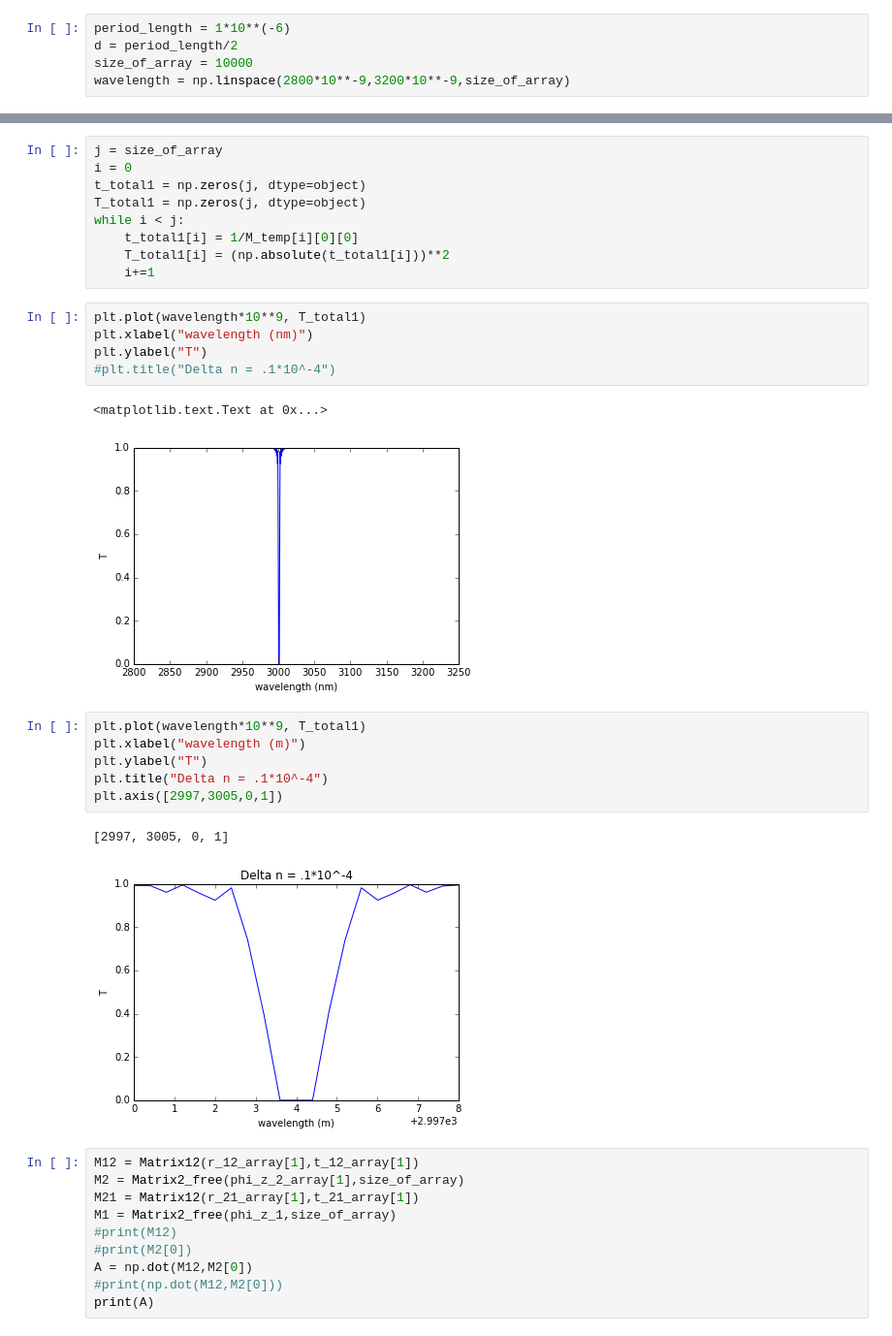
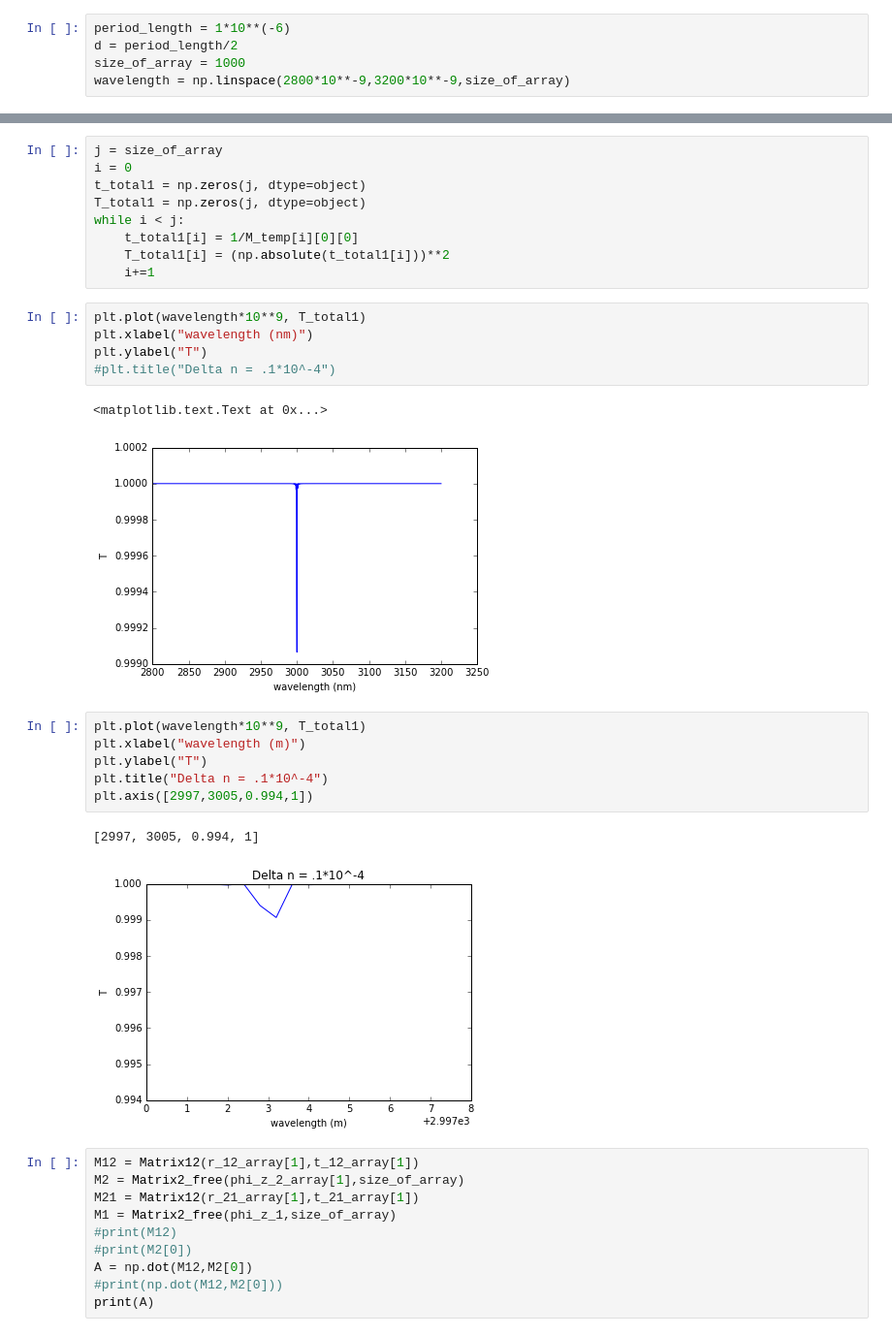
Before and after one commit to Vynas/ECE1232_Grating_Project, a Jupyter notebook: ECE1232_Grating_Project.ipynb, the cells around one changed output, grey strips where cells are left out. Shown at 97% size. Drawn from its saved outputs; the diff is of its cells as text.

```diff
--- a/ECE1232_Grating_Project.ipynb
+++ b/ECE1232_Grating_Project.ipynb
@@ -113,7 +113,7 @@ def phi_z(n,d,theta,lambda_wavelength):
 # %%
 period_length = 1*10**(-6)
 d = period_length/2
-size_of_array = 10000
+size_of_array = 1000
 wavelength = np.linspace(2800*10**-9,3200*10**-9,size_of_array)
 # %%
 phi_z_1 = phi_z(n1,d,theta,wavelength)
@@ -239,16 +239,16 @@ plt.ylabel("T")
 #plt.title("Delta n = .1*10^-4")
 # %% [output]
 <matplotlib.text.Text at 0x...>
-[figure, old version]
+[figure, new version]
 # %%
 plt.plot(wavelength*10**9, T_total1)
 plt.xlabel("wavelength (m)")
 plt.ylabel("T")
 plt.title("Delta n = .1*10^-4")
-plt.axis([2997,3005,0,1])
+plt.axis([2997,3005,0.994,1])
 # %% [output]
-[2997, 3005, 0, 1]
+[2997, 3005, 0.994, 1]
-[figure, old version]
+[figure, new version]
 # %%
 M12 = Matrix12(r_12_array[1],t_12_array[1])
 M2 = Matrix2_free(phi_z_2_array[1],size_of_array)
```
Also changed, not shown: parts of 8 cells of this notebook.
